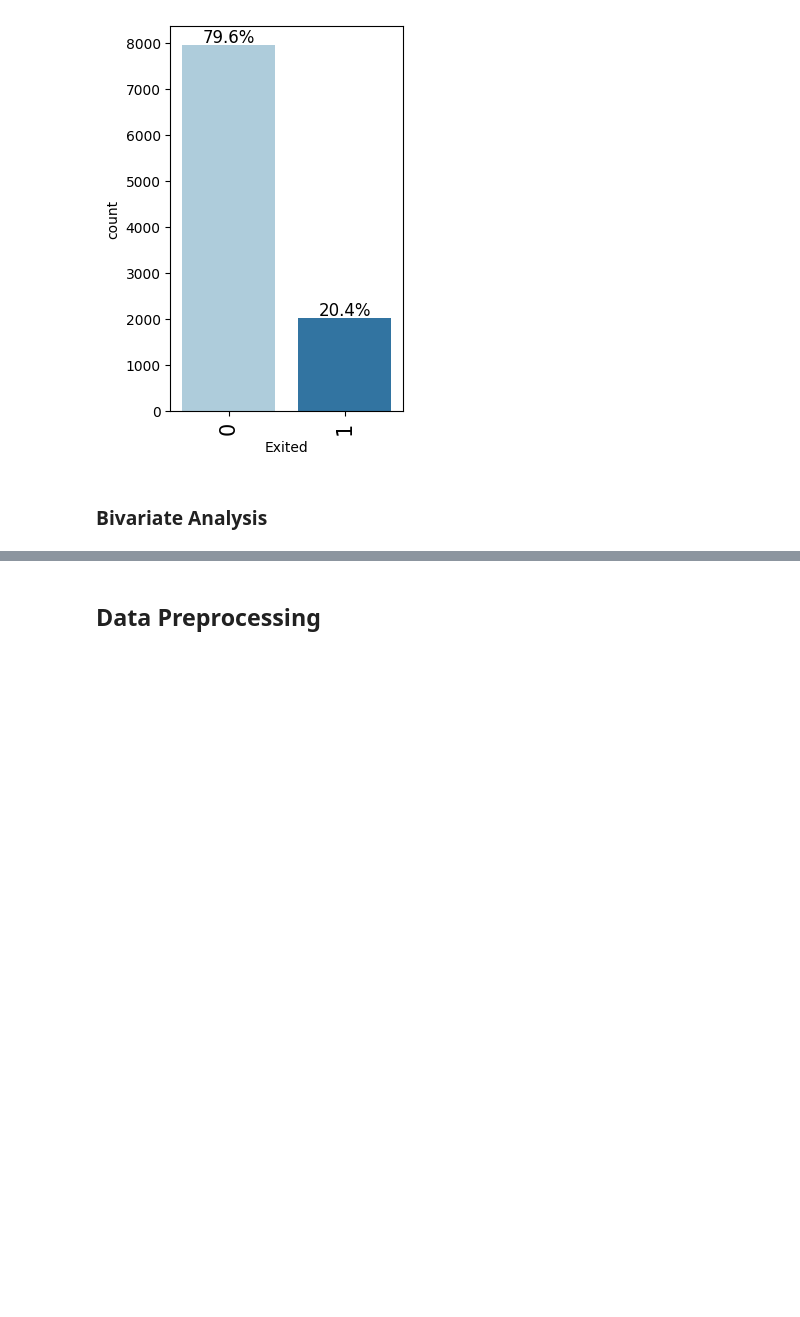
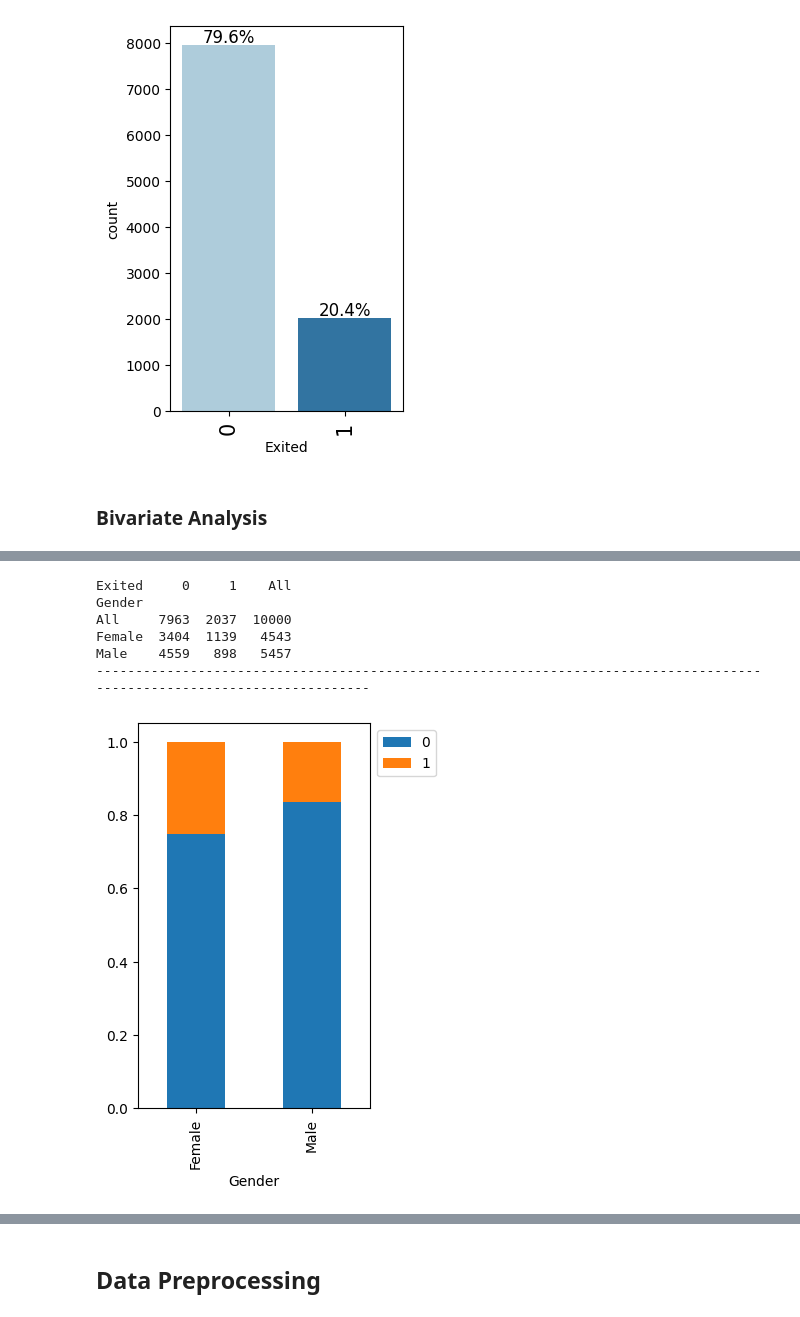
Before and after one commit to rsdomingues/aiml_learning, a Jupyter notebook: 4.intro-to-neural-networks/3.project/INN_Learner_Notebook_Full_code.ipynb, the cells around one changed output, grey strips where cells are left out. Cells and saved outputs as stored; diff of their text form; code cells hidden in the pictures; blank space fills up the shorter version.

```diff
--- a/4.intro-to-neural-networks/3.project/INN_Learner_Notebook_Full_code.ipynb
+++ b/4.intro-to-neural-networks/3.project/INN_Learner_Notebook_Full_code.ipynb
@@ -356,0 +418,10 @@ labeled_barplot(df, "Exited", perc=True)
+# %%
+stacked_barplot(ds, "Gender", "Exited" )
+# %% [output]
+Exited     0     1    All
+Gender
+All     7963  2037  10000
+Female  3404  1139   4543
+Male    4559   898   5457
+------------------------------------------------------------------------------------------------------------------------
+[figure, added]
```
Also changed, not shown: parts of 11 cells of this notebook.
